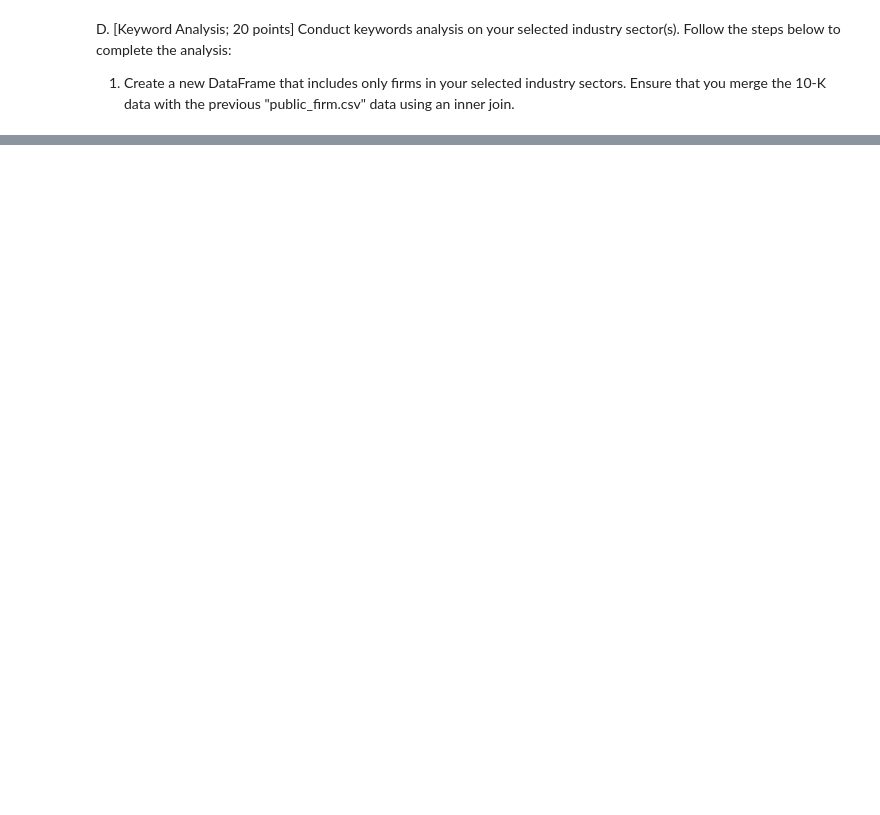
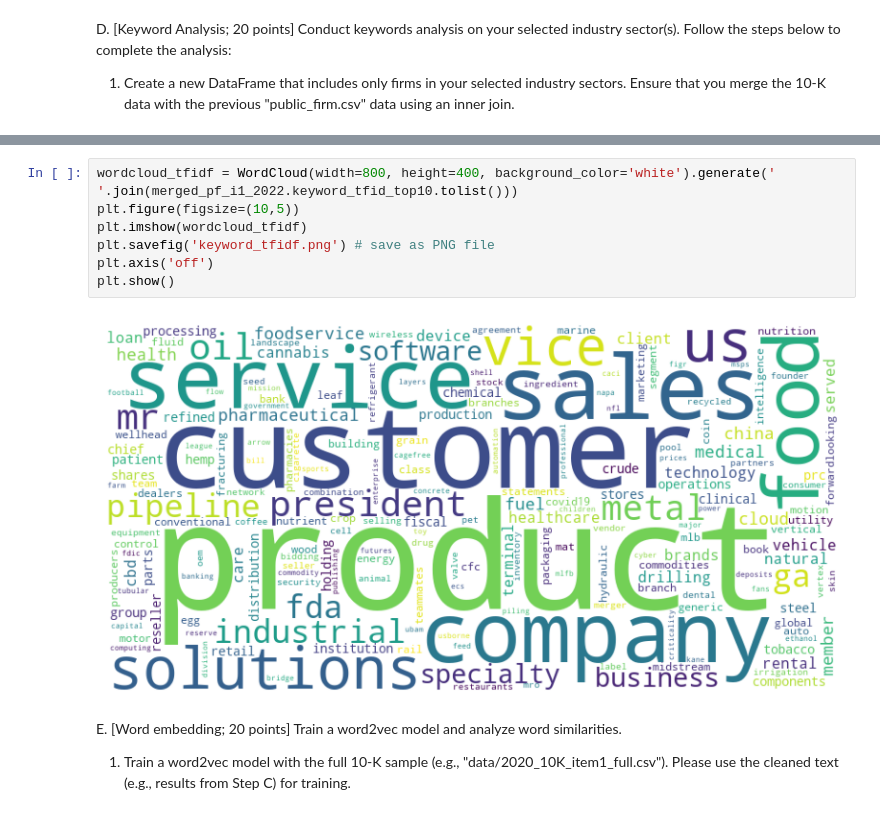
Before and after one commit to ChetanSarda99/BAIT508_GroupProject, a Jupyter notebook: chetan_project.ipynb, the cells around one changed output, grey strips where cells are left out. Drawn from its saved outputs; the diff is of its cells as text; blank space fills up the shorter version.

```diff
--- a/chetan_project.ipynb
+++ b/chetan_project.ipynb
@@ -195,0 +297,12 @@ def get_wordcount(text):
+# %%
+wordcloud_tfidf = WordCloud(width=800, height=400, background_color='white').generate(' '.join(merged_pf_i1_2022.keyword_tfid_top10.tolist()))
+plt.figure(figsize=(10,5))
+plt.imshow(wordcloud_tfidf)
+plt.savefig('keyword_tfidf.png') # save as PNG file
+plt.axis('off')
+plt.show()
+# %% [output]
+[figure, added]
+# %% [markdown]
+E.	[Word embedding; 20 points] Train a word2vec model and analyze word similarities.
+1.	Train a word2vec model with the full 10-K sample (e.g., "data/2020_10K_item1_full.csv"). Please use the cleaned text (e.g., results from Step C) for training.
```
Also changed, not shown: parts of 18 cells of this notebook, 6 other files.
